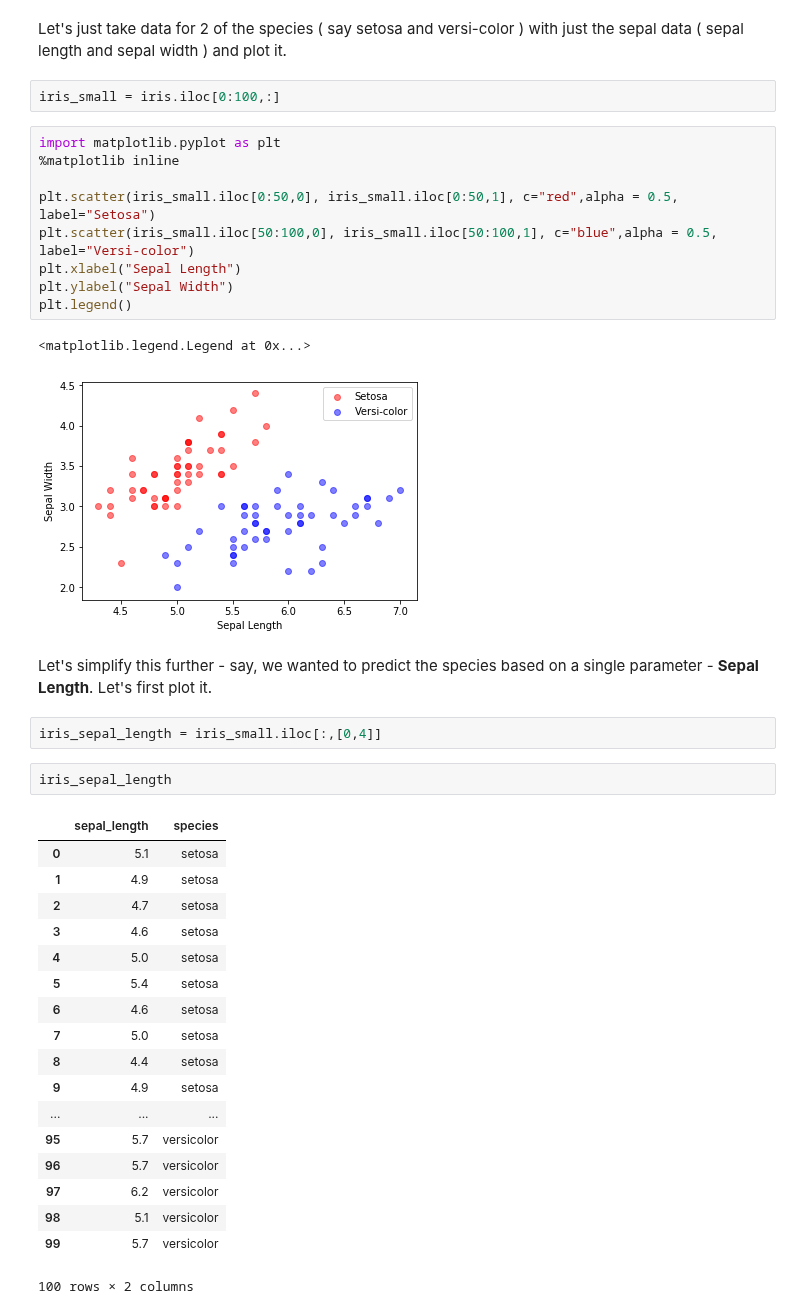
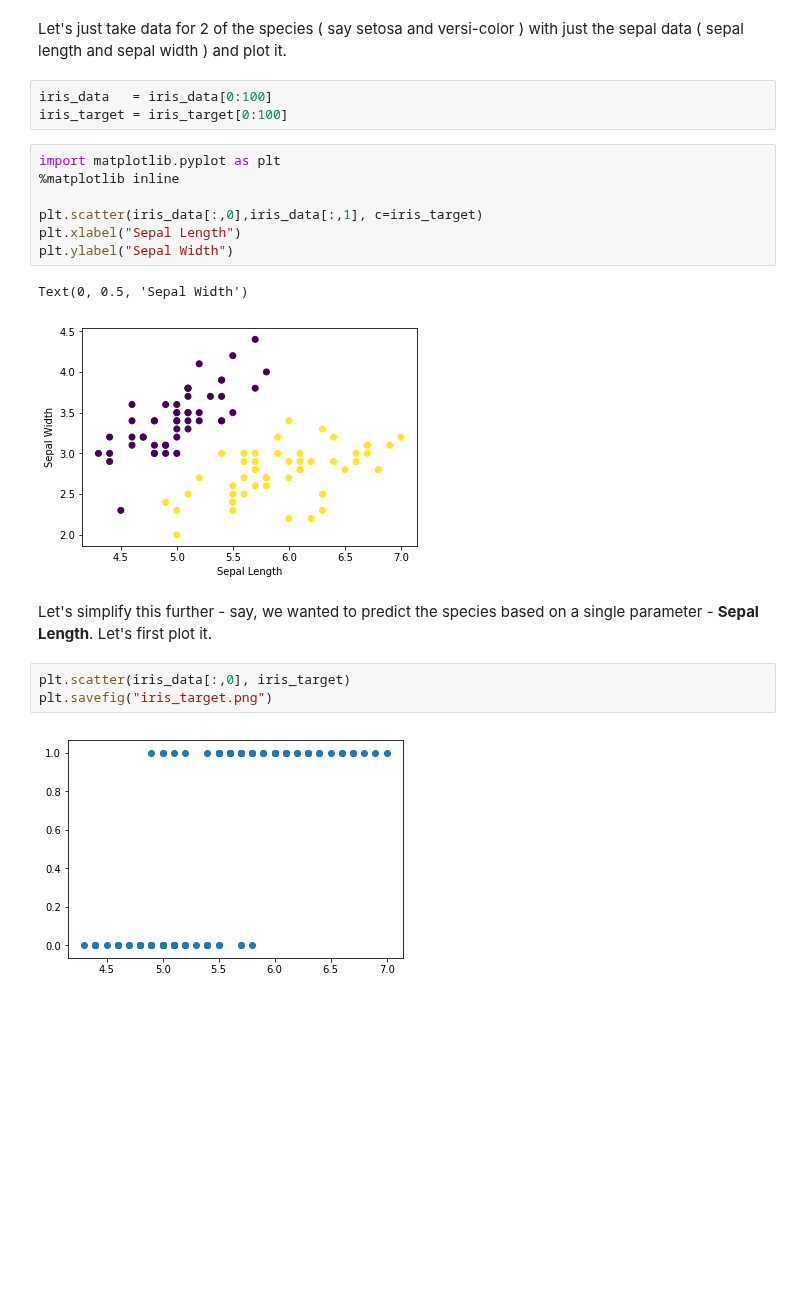
Before and after one commit to hotcode002/Machine-Learning-with-Python, a Jupyter notebook: week_3_ml_algorithms/day_11/notebooks/logistic_regression.ipynb, the cells around one changed output. Cells and saved outputs as stored; diff of their text form; blank space fills up the shorter version.

```diff
--- a/week_3_ml_algorithms/day_11/notebooks/logistic_regression.ipynb
+++ b/week_3_ml_algorithms/day_11/notebooks/logistic_regression.ipynb
@@ -34,41 +53,22 @@ iris.head()
 # %% [markdown]
 Let's just take data for 2 of the species ( say setosa and versi-color ) with just the sepal data ( sepal length and sepal width ) and plot it.
-# %%
-iris_small = iris.iloc[0:100,:]
+# %%
+iris_data   = iris_data[0:100]
+iris_target = iris_target[0:100]
 # %%
 import matplotlib.pyplot as plt
 %matplotlib inline
 
-plt.scatter(iris_small.iloc[0:50,0], iris_small.iloc[0:50,1], c="red",alpha = 0.5, label="Setosa")
-plt.scatter(iris_small.iloc[50:100,0], iris_small.iloc[50:100,1], c="blue",alpha = 0.5, label="Versi-color")
+plt.scatter(iris_data[:,0],iris_data[:,1], c=iris_target)
 plt.xlabel("Sepal Length")
 plt.ylabel("Sepal Width")
-plt.legend()
 # %% [output]
-<matplotlib.legend.Legend at 0x...>
+Text(0, 0.5, 'Sepal Width')
-[figure, old version]
+[figure, new version]
 # %% [markdown]
 Let's simplify this further - say, we wanted to predict the species based on a single parameter - **Sepal Length**. Let's first plot it.
-# %%
-iris_sepal_length = iris_small.iloc[:,[0,4]]
-# %%
-iris_sepal_length
-# %% [output]
-|  | sepal_length | species |
-| 0 | 5.1 | setosa |
-| 1 | 4.9 | setosa |
-| 2 | 4.7 | setosa |
-| 3 | 4.6 | setosa |
-| 4 | 5.0 | setosa |
-| 5 | 5.4 | setosa |
-| 6 | 4.6 | setosa |
-| 7 | 5.0 | setosa |
-| 8 | 4.4 | setosa |
-| 9 | 4.9 | setosa |
-| ... | ... | ... |
-| 95 | 5.7 | versicolor |
-| 96 | 5.7 | versicolor |
-| 97 | 6.2 | versicolor |
-| 98 | 5.1 | versicolor |
-| 99 | 5.7 | versicolor |
-100 rows × 2 columns
+# %%
+plt.scatter(iris_data[:,0], iris_target)
+plt.savefig("iris_target.png")
+# %% [output]
+[figure, added]
```
Also changed, not shown: parts of 56 cells of this notebook, 5 other files.
